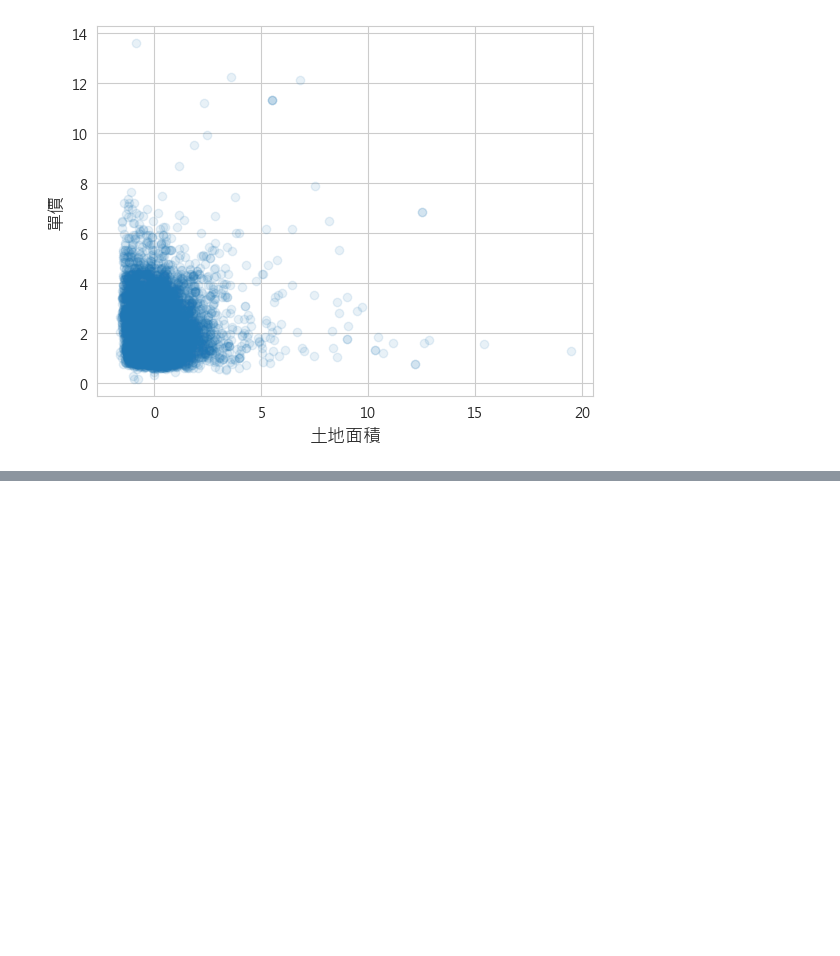
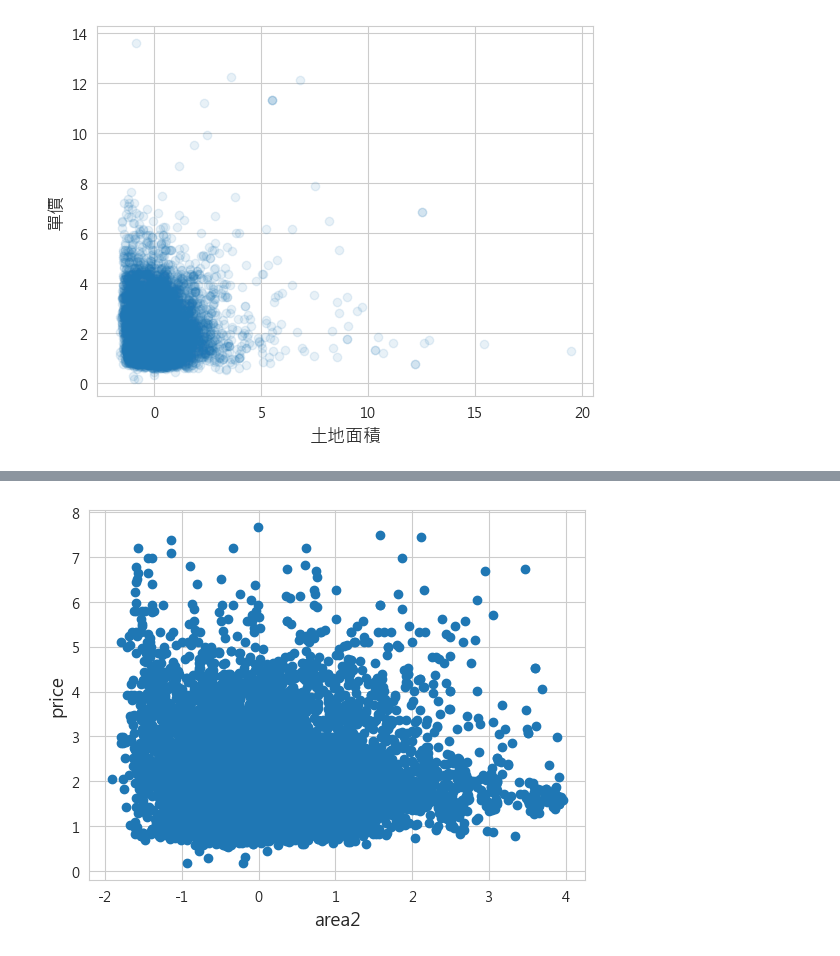
Before and after one commit to danny0926/housePrice-Predict, a Jupyter notebook: dataPreprocessing.ipynb, the cells around one changed output, grey strips where cells are left out. Drawn from its saved outputs; the diff is of its cells as text; code cells hidden in the pictures; blank space fills up the shorter version.

```diff
--- a/dataPreprocessing.ipynb
+++ b/dataPreprocessing.ipynb
@@ -160,3 +155,14 @@ plt.show()
+# %%
+tmp1 = train.drop(train[(train['建物面積']>4)].index)
+# %%
+fig, ax = plt.subplots()
+ax.scatter(x = tmp1['建物面積'], y = tmp1['單價'])
+plt.ylabel('price', fontsize=13)
+plt.xlabel('area2', fontsize=13)
+plt.show()
+train = tmp1
+# %% [output]
+[figure, added]
 # %%
 fig, ax = plt.subplots()
 ax.scatter(x = train['車位面積'], y = train['單價'])
```
Also changed, not shown: parts of 34 cells of this notebook, 7 other files.
